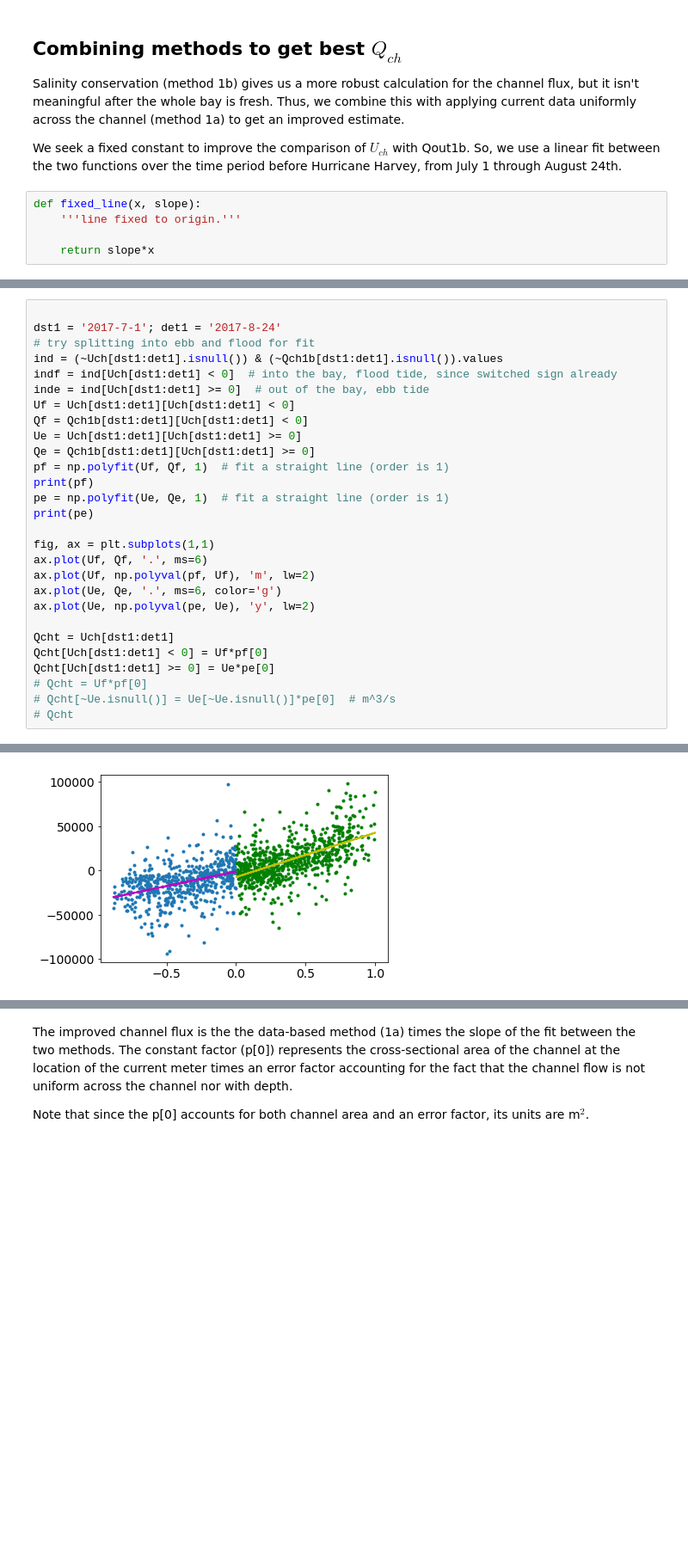
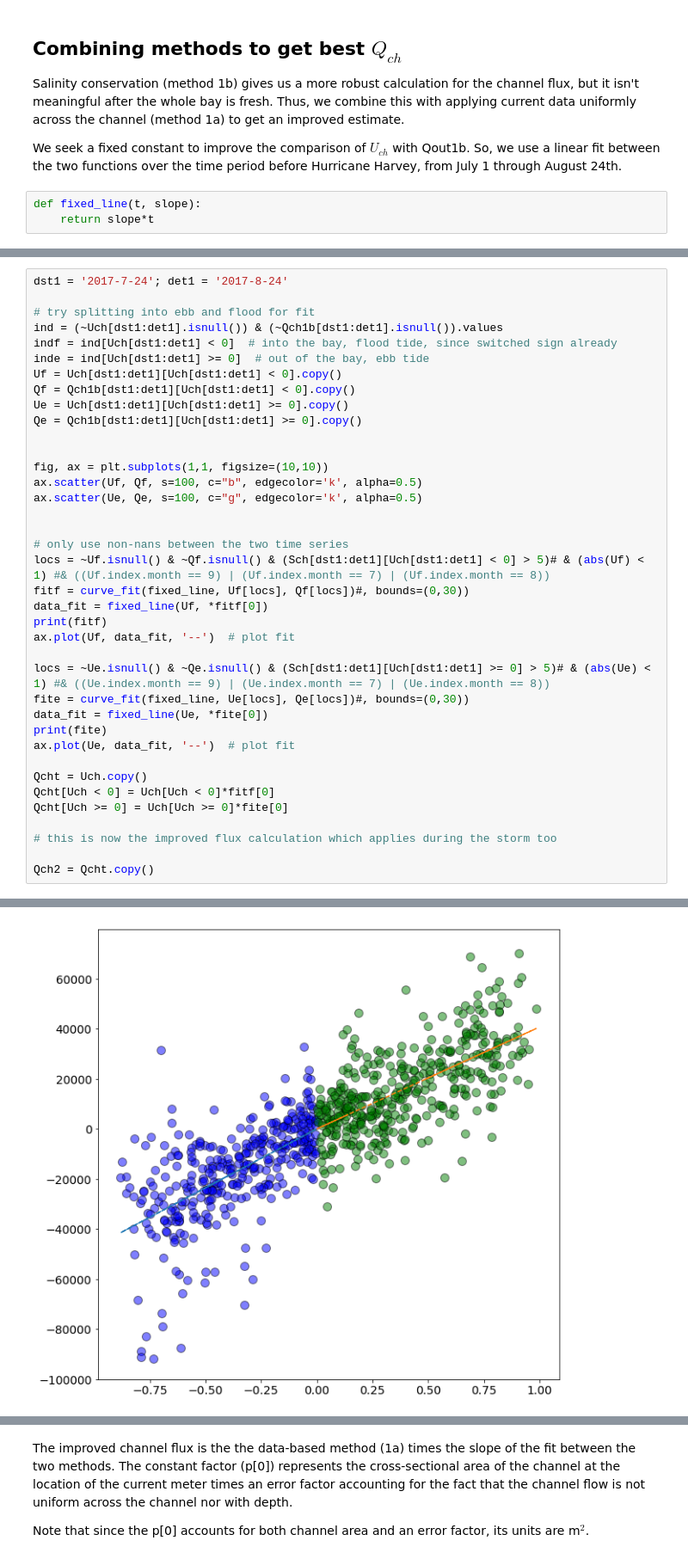
Before and after one commit to kthyng/flood_estimate, a Jupyter notebook: Hurricane Harvey Freshwater Input.ipynb, the cells around one changed output, grey strips where cells are left out. Shown at 86% size. Cells and saved outputs as stored; diff of their text form; blank space fills up the shorter version.

```diff
--- a/Hurricane Harvey Freshwater Input.ipynb
+++ b/Hurricane Harvey Freshwater Input.ipynb
@@ -617,8 +619,6 @@ Salinity conservation (method 1b) gives us a more robust calculation for the cha
 
 We seek a fixed constant to improve the comparison of $U_{ch}$ with Qout1b. So, we use a linear fit between the two functions over the time period before Hurricane Harvey, from July 1 through August 24th.
 # %%
-def fixed_line(x, slope):
-    '''line fixed to origin.'''
-
-    return slope*x
+def fixed_line(t, slope):
+    return slope*t
 # %%
@@ -712,29 +666,39 @@ Qcht.plot()
 # %%
+dst1 = '2017-7-24'; det1 = '2017-8-24'
 
-dst1 = '2017-7-1'; det1 = '2017-8-24'
 # try splitting into ebb and flood for fit
 ind = (~Uch[dst1:det1].isnull()) & (~Qch1b[dst1:det1].isnull()).values
 indf = ind[Uch[dst1:det1] < 0]  # into the bay, flood tide, since switched sign already
 inde = ind[Uch[dst1:det1] >= 0]  # out of the bay, ebb tide
-Uf = Uch[dst1:det1][Uch[dst1:det1] < 0]
-Qf = Qch1b[dst1:det1][Uch[dst1:det1] < 0]
-Ue = Uch[dst1:det1][Uch[dst1:det1] >= 0]
-Qe = Qch1b[dst1:det1][Uch[dst1:det1] >= 0]
-pf = np.polyfit(Uf, Qf, 1)  # fit a straight line (order is 1)
-print(pf)
-pe = np.polyfit(Ue, Qe, 1)  # fit a straight line (order is 1)
-print(pe)
+Uf = Uch[dst1:det1][Uch[dst1:det1] < 0].copy()
+Qf = Qch1b[dst1:det1][Uch[dst1:det1] < 0].copy()
+Ue = Uch[dst1:det1][Uch[dst1:det1] >= 0].copy()
+Qe = Qch1b[dst1:det1][Uch[dst1:det1] >= 0].copy()
 
-fig, ax = plt.subplots(1,1)
-ax.plot(Uf, Qf, '.', ms=6)
-ax.plot(Uf, np.polyval(pf, Uf), 'm', lw=2)
-ax.plot(Ue, Qe, '.', ms=6, color='g')
-ax.plot(Ue, np.polyval(pe, Ue), 'y', lw=2)
 
-Qcht = Uch[dst1:det1]
-Qcht[Uch[dst1:det1] < 0] = Uf*pf[0]
-Qcht[Uch[dst1:det1] >= 0] = Ue*pe[0]
-# Qcht = Uf*pf[0]
-# Qcht[~Ue.isnull()] = Ue[~Ue.isnull()]*pe[0]  # m^3/s
-# Qcht
+fig, ax = plt.subplots(1,1, figsize=(10,10))
+ax.scatter(Uf, Qf, s=100, c="b", edgecolor='k', alpha=0.5)
+ax.scatter(Ue, Qe, s=100, c="g", edgecolor='k', alpha=0.5)
+
+
+# only use non-nans between the two time series
+locs = ~Uf.isnull() & ~Qf.isnull() & (Sch[dst1:det1][Uch[dst1:det1] < 0] > 5)# & (abs(Uf) < 1) #& ((Uf.index.month == 9) | (Uf.index.month == 7) | (Uf.index.month == 8))
+fitf = curve_fit(fixed_line, Uf[locs], Qf[locs])#, bounds=(0,30))
+data_fit = fixed_line(Uf, *fitf[0])
+print(fitf)
+ax.plot(Uf, data_fit, '--')  # plot fit
+
+locs = ~Ue.isnull() & ~Qe.isnull() & (Sch[dst1:det1][Uch[dst1:det1] >= 0] > 5)# & (abs(Ue) < 1) #& ((Ue.index.month == 9) | (Ue.index.month == 7) | (Ue.index.month == 8))
+fite = curve_fit(fixed_line, Ue[locs], Qe[locs])#, bounds=(0,30))
+data_fit = fixed_line(Ue, *fite[0])
+print(fite)
+ax.plot(Ue, data_fit, '--')  # plot fit
+
+Qcht = Uch.copy()
+Qcht[Uch < 0] = Uch[Uch < 0]*fitf[0]
+Qcht[Uch >= 0] = Uch[Uch >= 0]*fite[0]
+
+# this is now the improved flux calculation which applies during the storm too
+
+Qch2 = Qcht.copy()
 # %% [output]
@@ -743 +707 @@ Qcht[Uch[dst1:det1] >= 0] = Ue*pe[0]
-[figure, old version]
+[figure, new version]
```
Also changed, not shown: parts of 34 cells of this notebook, 4 other files.
